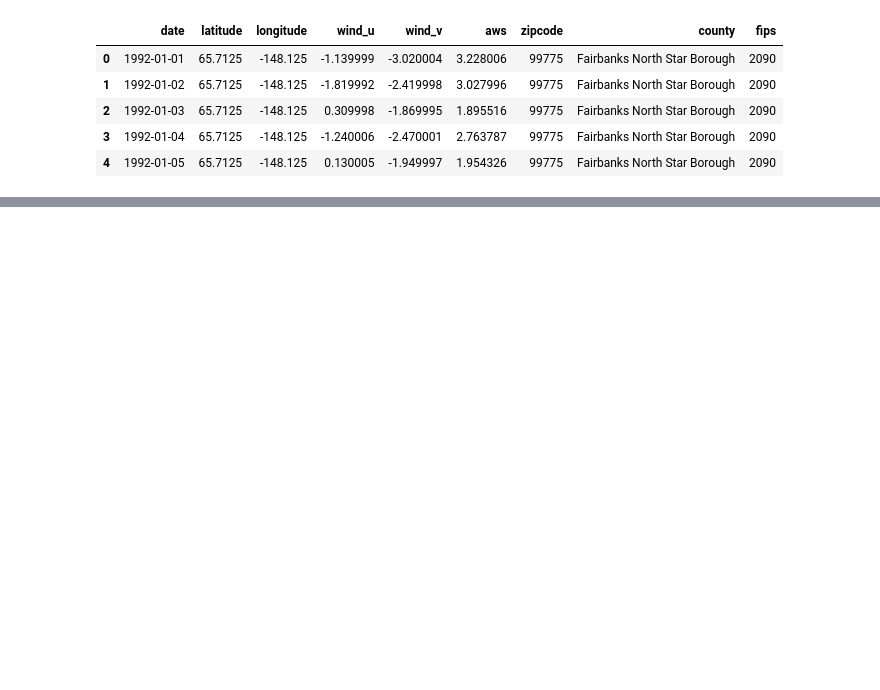
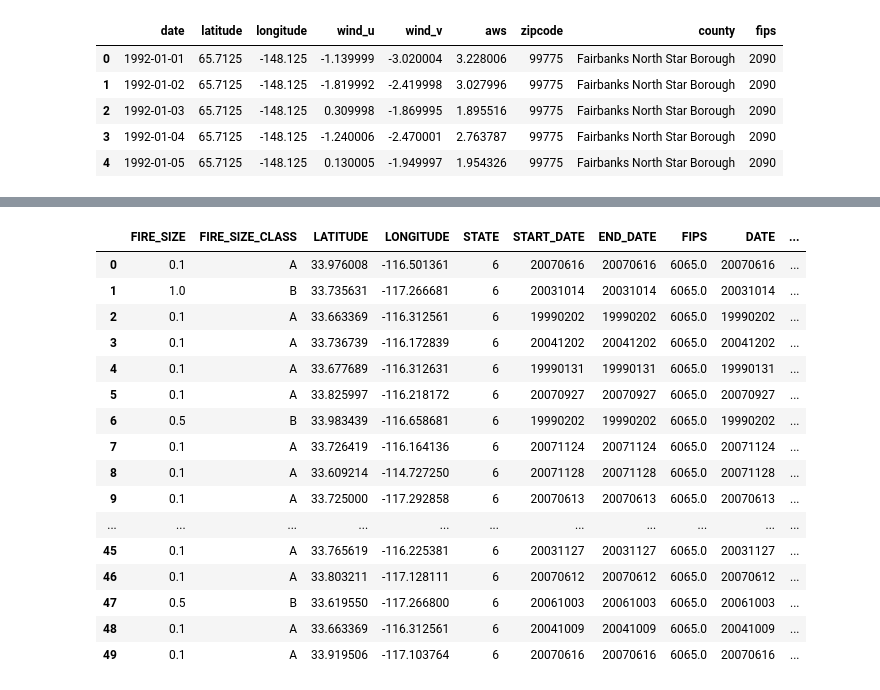
Before and after one commit to PaulZhou06/wildfire.paper, a Jupyter notebook: Wildfire0.ipynb, the cells around one changed output, grey strips where cells are left out. Cells and saved outputs as stored; diff of their text form; code cells hidden in the pictures; blank space fills up the shorter version.

```diff
--- a/Wildfire0.ipynb
+++ b/Wildfire0.ipynb
@@ -309,0 +921,2 @@ firedata.head(10)
+# %%
+firedata_Riverside = pd.read_csv("Wildfire/Datasets/aggregated_wildfire_Riverside.csv")
@@ -309,0 +925,20 @@ firedata.head(10)
+# %%
+firedata_Riverside.head(50)
+# %% [output]
+|  | FIRE_SIZE | FIRE_SIZE_CLASS | LATITUDE | LONGITUDE | STATE | START_DATE | END_DATE | FIPS | DATE | ... |
+| 0 | 0.1 | A | 33.976008 | -116.501361 | 6 | 20070616 | 20070616 | 6065.0 | 20070616 | ... |
+| 1 | 1.0 | B | 33.735631 | -117.266681 | 6 | 20031014 | 20031014 | 6065.0 | 20031014 | ... |
+| 2 | 0.1 | A | 33.663369 | -116.312561 | 6 | 19990202 | 19990202 | 6065.0 | 19990202 | ... |
+| 3 | 0.1 | A | 33.736739 | -116.172839 | 6 | 20041202 | 20041202 | 6065.0 | 20041202 | ... |
+| 4 | 0.1 | A | 33.677689 | -116.312631 | 6 | 19990131 | 19990131 | 6065.0 | 19990131 | ... |
+| 5 | 0.1 | A | 33.825997 | -116.218172 | 6 | 20070927 | 20070927 | 6065.0 | 20070927 | ... |
+| 6 | 0.5 | B | 33.983439 | -116.658681 | 6 | 19990202 | 19990202 | 6065.0 | 19990202 | ... |
+| 7 | 0.1 | A | 33.726419 | -116.164136 | 6 | 20071124 | 20071124 | 6065.0 | 20071124 | ... |
+| 8 | 0.1 | A | 33.609214 | -114.727250 | 6 | 20071128 | 20071128 | 6065.0 | 20071128 | ... |
+| 9 | 0.1 | A | 33.725000 | -117.292858 | 6 | 20070613 | 20070613 | 6065.0 | 20070613 | ... |
+| ... | ... | ... | ... | ... | ... | ... | ... | ... | ... | ... |
+| 45 | 0.1 | A | 33.765619 | -116.225381 | 6 | 20031127 | 20031127 | 6065.0 | 20031127 | ... |
+| 46 | 0.1 | A | 33.803211 | -117.128111 | 6 | 20070612 | 20070612 | 6065.0 | 20070612 | ... |
+| 47 | 0.5 | B | 33.619550 | -117.266800 | 6 | 20061003 | 20061003 | 6065.0 | 20061003 | ... |
+| 48 | 0.1 | A | 33.663369 | -116.312561 | 6 | 20041009 | 20041009 | 6065.0 | 20041009 | ... |
+| 49 | 0.1 | A | 33.919506 | -117.103764 | 6 | 20070616 | 20070616 | 6065.0 | 20070616 | ... |
```
Also changed, not shown: parts of 152 cells of this notebook, 5 other files.
